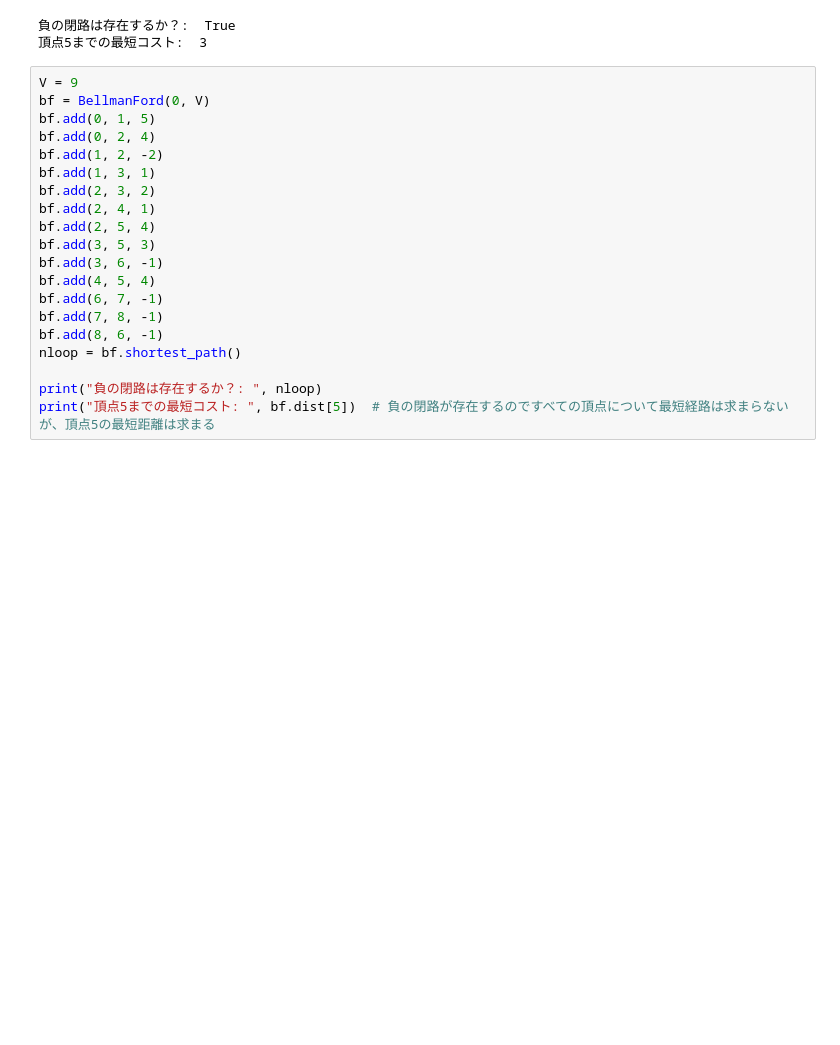
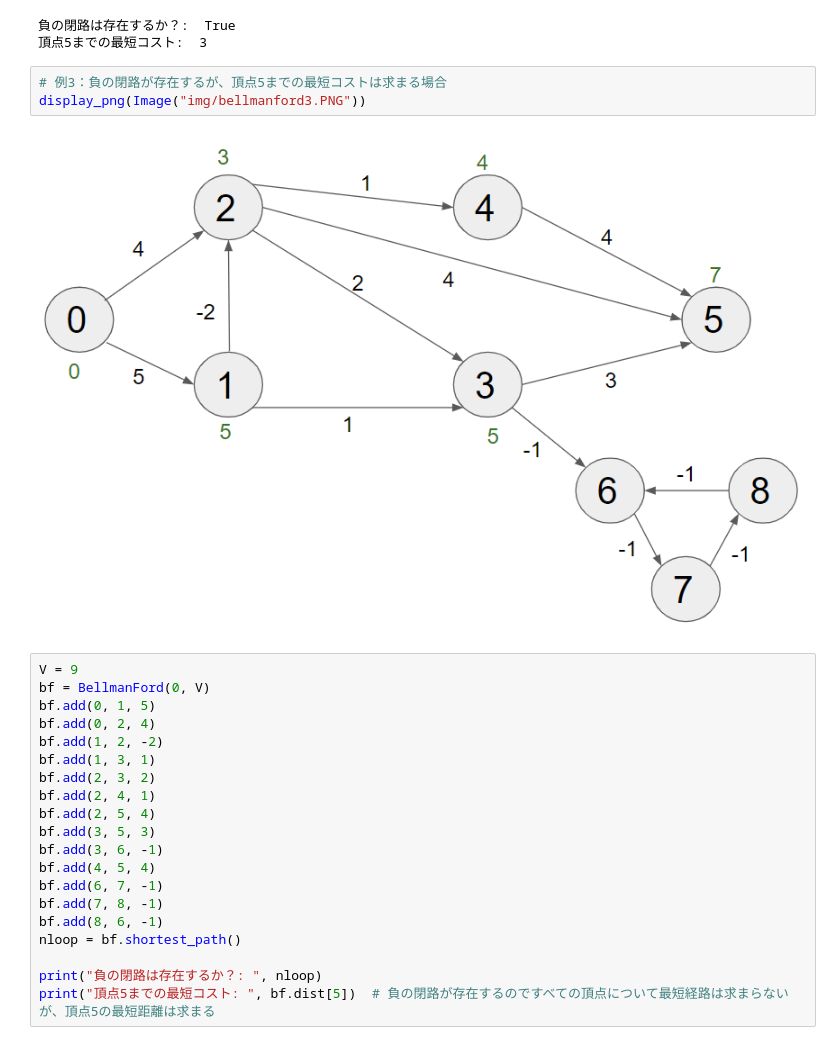
Before and after one commit to taketakeyyy/Algorithm, a Jupyter notebook: ShortestPath/ベルマンフォード.ipynb, the cells around one changed output. Cells and saved outputs as stored; diff of their text form; blank space fills up the shorter version.

```diff
--- a/ShortestPath/ベルマンフォード.ipynb
+++ b/ShortestPath/ベルマンフォード.ipynb
@@ -87,6 +99,11 @@ print("頂点5までの最短コスト: ", bf.dist[5])  # 負の閉路が存在
 # %% [output]
 負の閉路は存在するか？:  True
 頂点5までの最短コスト:  3
+# %%
+# 例3：負の閉路が存在するが、頂点5までの最短コストは求まる場合
+display_png(Image("img/bellmanford3.PNG"))
+# %% [output]
+[figure, added]
 # %%
 V = 9
 bf = BellmanFord(0, V)
```
Also changed, not shown: parts of 3 cells of this notebook, 3 other files.
